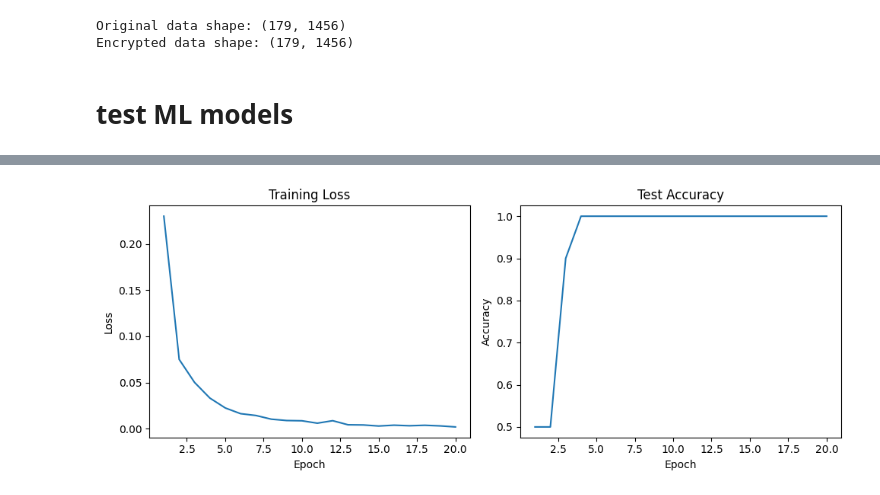
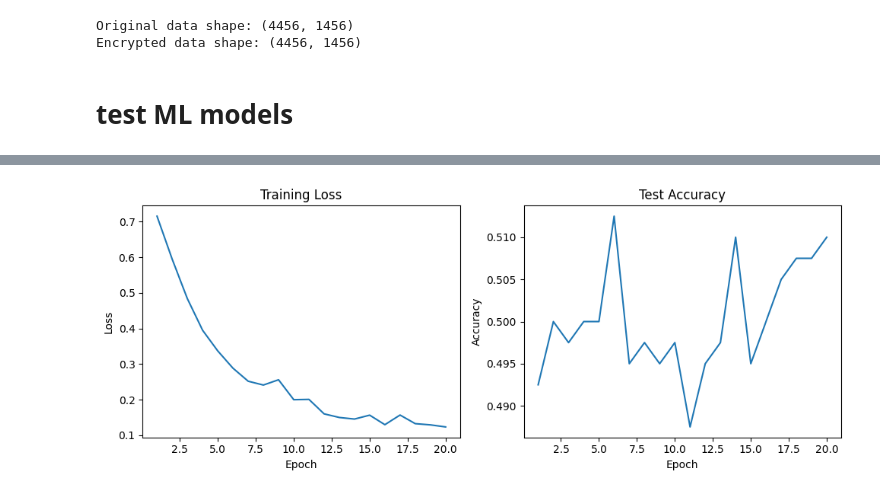
Before and after one commit to paavalipopov/crypto_proj, a Jupyter notebook: test.ipynb, the cells around one changed output, grey strips where cells are left out. Drawn from its saved outputs; the diff is of its cells as text; code cells hidden in the pictures.

```diff
--- a/test.ipynb
+++ b/test.ipynb
@@ -57,11 +58,12 @@ def get_voip_data():
 
     return original, encrypted
 # %%
+original, encrypted = get_voip_data()
 original, encrypted = get_text_data()
 print("Original data shape:", original.shape)
 print("Encrypted data shape:", encrypted.shape)
 # %% [output]
-Original data shape: (179, 1456)
-Encrypted data shape: (179, 1456)
+Original data shape: (4456, 1456)
+Encrypted data shape: (4456, 1456)
 # %% [markdown]
 # test ML models
@@ -118,10 +99,28 @@ import matplotlib.pyplot as plt
 from sklearn.metrics import accuracy_score
 from tqdm import tqdm
 
+if torch.backends.mps.is_available():
+    device = torch.device("mps")
+elif torch.cuda.is_available():
+    device = torch.device("cuda")
+else:
+    device = torch.device("cpu")
+
+print(device)
+
+# get_data = get_text_data
+get_data = get_voip_data
+
+original, encrypted = get_data()
+
+test_size = 200
+test_original = original[-test_size:]
+test_encrypted = encrypted[-test_size:]
+test_data = torch.tensor(np.concatenate((test_original, test_encrypted), axis=0), dtype=torch.float32).to(device)
+test_labels = torch.tensor(np.array([0] * test_size + [1] * test_size), dtype=torch.int64).to(device)
+
 num_epochs = 20
 batch_size = 32
-test_size = 20
-
 
 # model, criterion, optimizer
 model = MLP().to(device)
@@ -132,7 +131,7 @@ train_losses = []
 test_accuracies = []
 # training loop
 for epoch in tqdm(range(num_epochs)):
-    original, encrypted = get_text_data()
+    original, encrypted = get_data()
     data_size = original.shape[0]
 
     # split into train/test
@@ -187,7 +186,7 @@ for epoch in tqdm(range(num_epochs)):
         accuracy = (predicted == test_labels).sum().item() / test_labels.size(0)
         test_accuracies.append(accuracy)
 
-    tqdm.write(f'Epoch [{epoch+1}/{num_epochs}], Loss: {avg_loss:.4f}, Test Accuracy: {accuracy:.4f}')
+    # tqdm.write(f'Epoch [{epoch+1}/{num_epochs}], Loss: {avg_loss:.4f}, Test Accuracy: {accuracy:.4f}')
 
 # Plot training progress
 plt.figure(figsize=(10, 4))
@@ -230 +210 @@ Epoch [20/20], Loss: 0.0020, Test Accuracy: 1.0000
-[figure, old version]
+[figure, new version]
```
Also changed, not shown: parts of 4 cells of this notebook.
